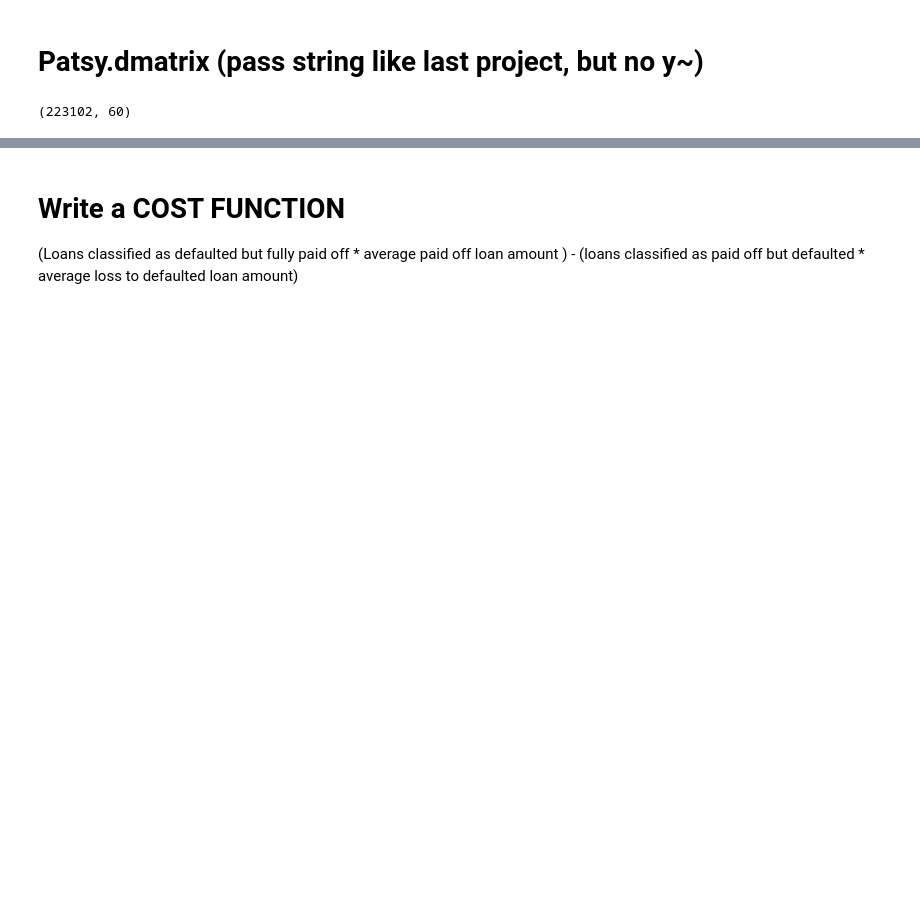
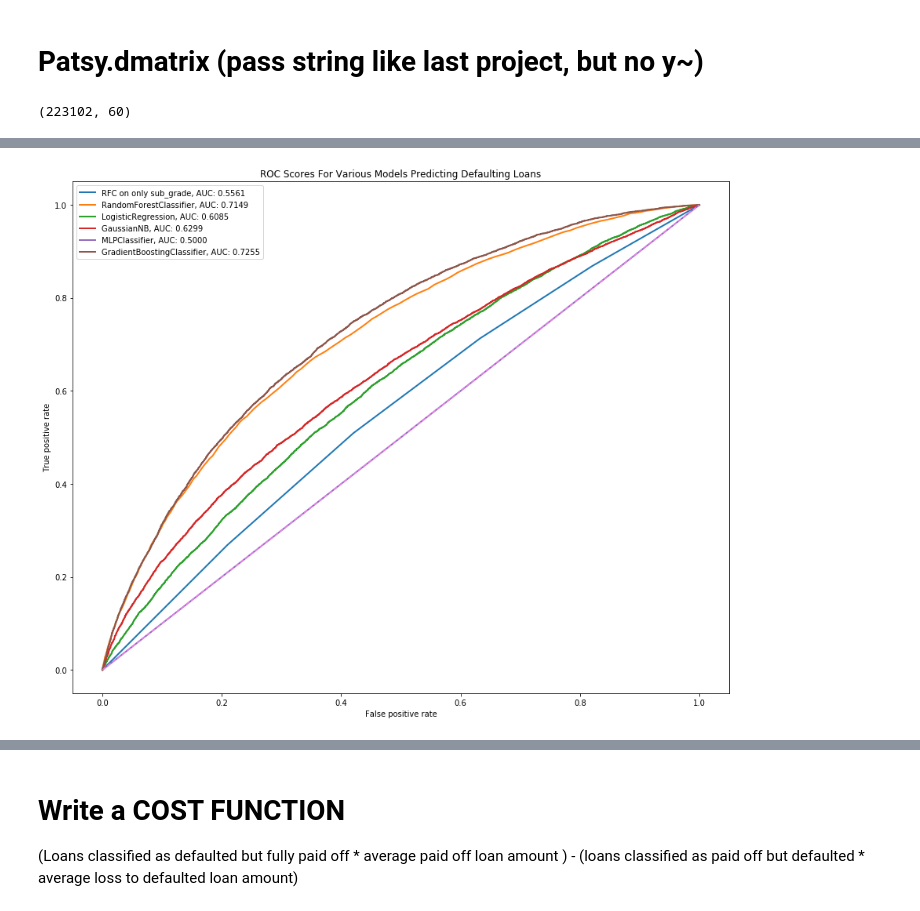
Before and after one commit to jeremyrchow/lending_club_default_model, a Jupyter notebook: EDA.ipynb, the cells around one changed output, grey strips where cells are left out. Drawn from its saved outputs; the diff is of its cells as text; code cells hidden in the pictures; blank space fills up the shorter version.

```diff
--- a/EDA.ipynb
+++ b/EDA.ipynb
@@ -358,3 +403,5 @@ mlp, predicted = make_model('mlp',X_train,y_train,X_test)
+# %%
+gbc, gbc_predicted = make_model('gbc',X_train,y_train,X_test)
 # %%
 # Fit random forest to basic model (sub_grade only)
 rfc_b = RandomForestClassifier()
@@ -379,30 +453,34 @@ cm = pd.DataFrame(confusion_matrix(y_test, predicted))
 # %%
-models=[rfc,lm,gnb,mlp]
+models=[rfc,lm,gnb,mlp, gbc]
 plt.figure(figsize=(15, 12))
+fpr_b,tpr_b,thresholds = roc_curve(yb_test, rfc_b.predict_proba(Xb_test)[:,1])
+
 plt.plot(fpr_b,tpr_b,lw=2, label = 'RFC on only sub_grade' +\
-         ', AUC: ' + str(roc_auc_score(yb_test, rfc_b.predict_proba(Xb_test)[:,1]))[:6])
+        ', AUC: ' + str(roc_auc_score(yb_test, rfc_b.predict_proba(Xb_test)[:,1]))[:6])
 def plot_models():
     ''' Plots all models in the models list defined above. Also plots a dotted line\
     representing the curve of a random model.'''
     model_info=list()
     for model in models:
         fpr, tpr, thresholds = roc_curve(y_test, model.predict_proba(X_test)[:,1])
         auc_score = roc_auc_score(y_test, model.predict_proba(X_test)[:,1])
         f1 = f1_score(y_test,model.predict(X_test))
         model_info.append((model, auc_score,f1))
         plt.plot(fpr, tpr,lw=2, label = str(model)[:str(model).find('(')] + ', AUC: ' + str(auc_score)[:6])
 
     #Random guess line
     plt.plot([0,1],[0,1],c='violet',ls='--')
     plt.xlim([-0.05,1.05])
     plt.ylim([-0.05,1.05])
     plt.legend(loc='upper left')
 
     plt.xlabel('False positive rate')
     plt.ylabel('True positive rate')
     plt.title('ROC Scores For Various Models Predicting Defaulting Loans');
     return model_info
-plot_models()
+test = plot_models()
+# %% [output]
+[figure, added]
 # %%
 # Let's make a slightly better model
 X_train, X_test, y_train, y_test = train_test_split(X, y, test_size=0.2, random_state=123456)
```
Also changed, not shown: parts of 26 cells of this notebook.
